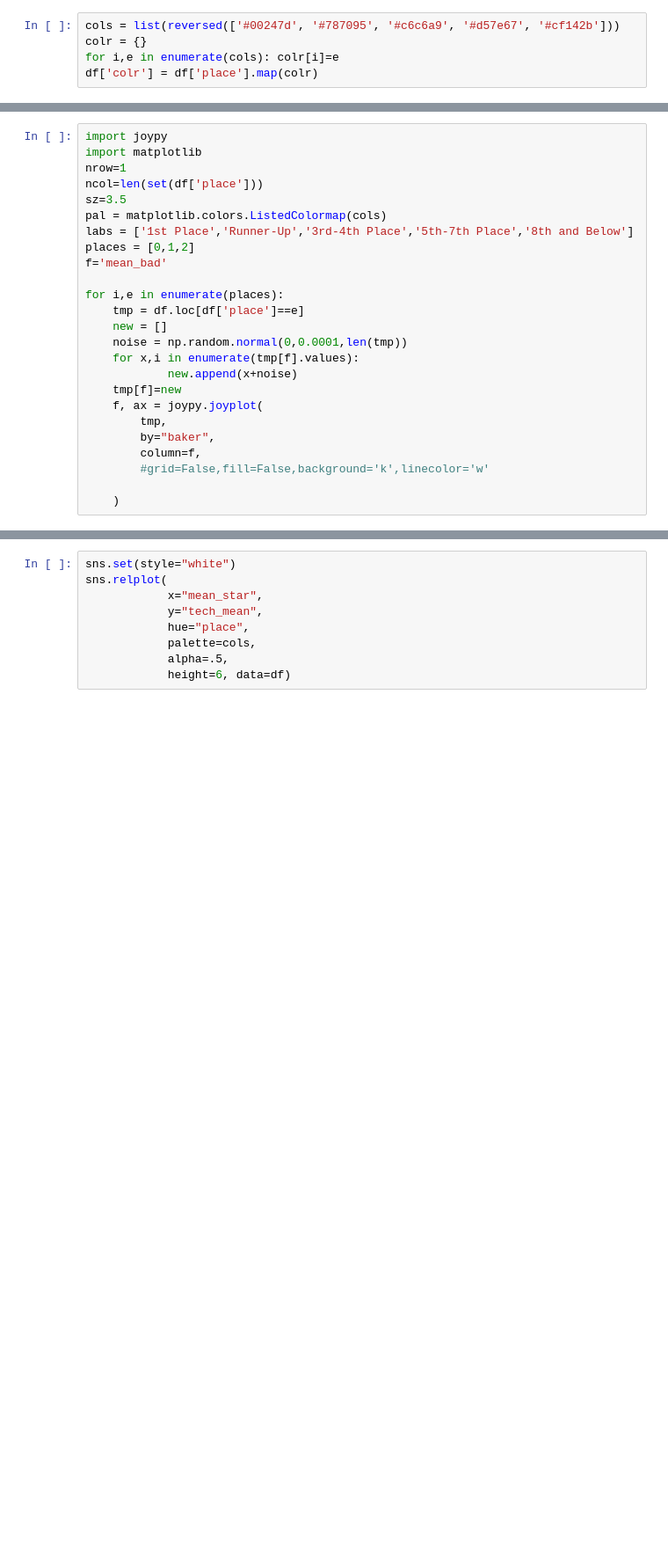
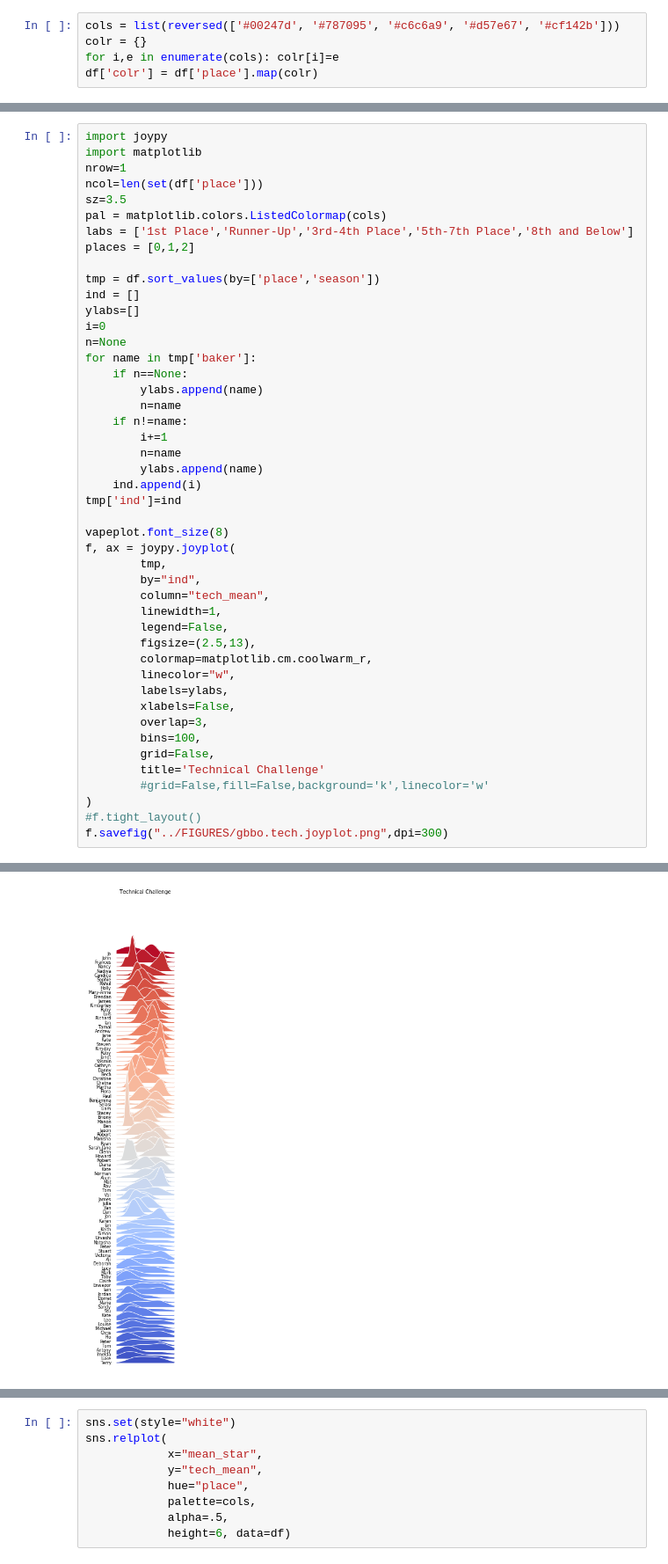
Before and after one commit to dantaki/DeepBake, a Jupyter notebook: NOTEBOOKS/gbbo.data.exploration.20190912.ipynb, the cells around one changed output, grey strips where cells are left out. Shown at 88% size. Drawn from its saved outputs; the diff is of its cells as text; blank space fills up the shorter version.

```diff
--- a/NOTEBOOKS/gbbo.data.exploration.20190912.ipynb
+++ b/NOTEBOOKS/gbbo.data.exploration.20190912.ipynb
@@ -92,20 +97,41 @@ sz=3.5
 pal = matplotlib.colors.ListedColormap(cols)
 labs = ['1st Place','Runner-Up','3rd-4th Place','5th-7th Place','8th and Below']
 places = [0,1,2]
-f='mean_bad'
 
-for i,e in enumerate(places):
-    tmp = df.loc[df['place']==e]
-    new = []
-    noise = np.random.normal(0,0.0001,len(tmp))
-    for x,i in enumerate(tmp[f].values):
-            new.append(x+noise)
-    tmp[f]=new
-    f, ax = joypy.joyplot(
+tmp = df.sort_values(by=['place','season'])
+ind = []
+ylabs=[]
+i=0
+n=None
+for name in tmp['baker']:
+    if n==None:
+        ylabs.append(name)
+        n=name
+    if n!=name:
+        i+=1
+        n=name
+        ylabs.append(name)
+    ind.append(i)
+tmp['ind']=ind
+
+vapeplot.font_size(8)
+f, ax = joypy.joyplot(
         tmp,
-        by="baker",
-        column=f,
+        by="ind",
+        column="tech_mean",
+        linewidth=1,
+        legend=False,
+        figsize=(2.5,13),
+        colormap=matplotlib.cm.coolwarm_r,
+        linecolor="w",
+        labels=ylabs,
+        xlabels=False,
+        overlap=3,
+        bins=100,
+        grid=False,
+        title='Technical Challenge'
         #grid=False,fill=False,background='k',linecolor='w'
-
-    )
+)
+#f.tight_layout()
+f.savefig("../FIGURES/gbbo.tech.joyplot.png",dpi=300)
 # %% [output]
@@ -116,0 +138 @@ ValueError: No numeric values found. Joyplot requires at least a numeric column/
+[figure, added]
```
Also changed, not shown: parts of 6 cells of this notebook, 8 other files.
